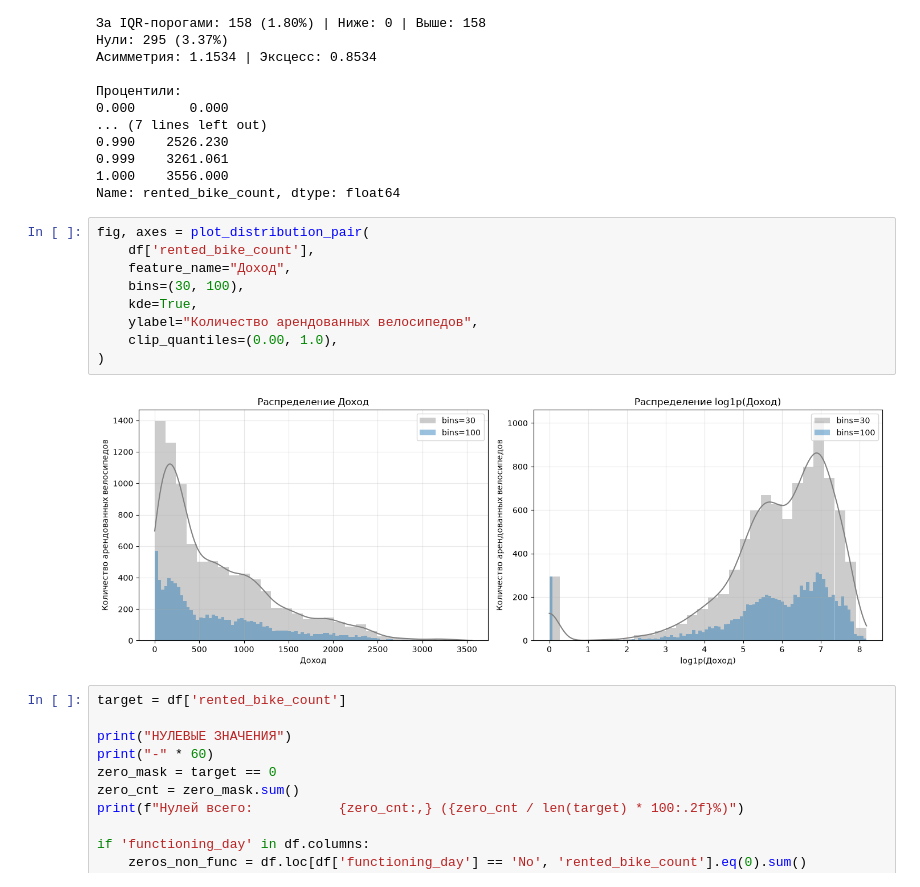
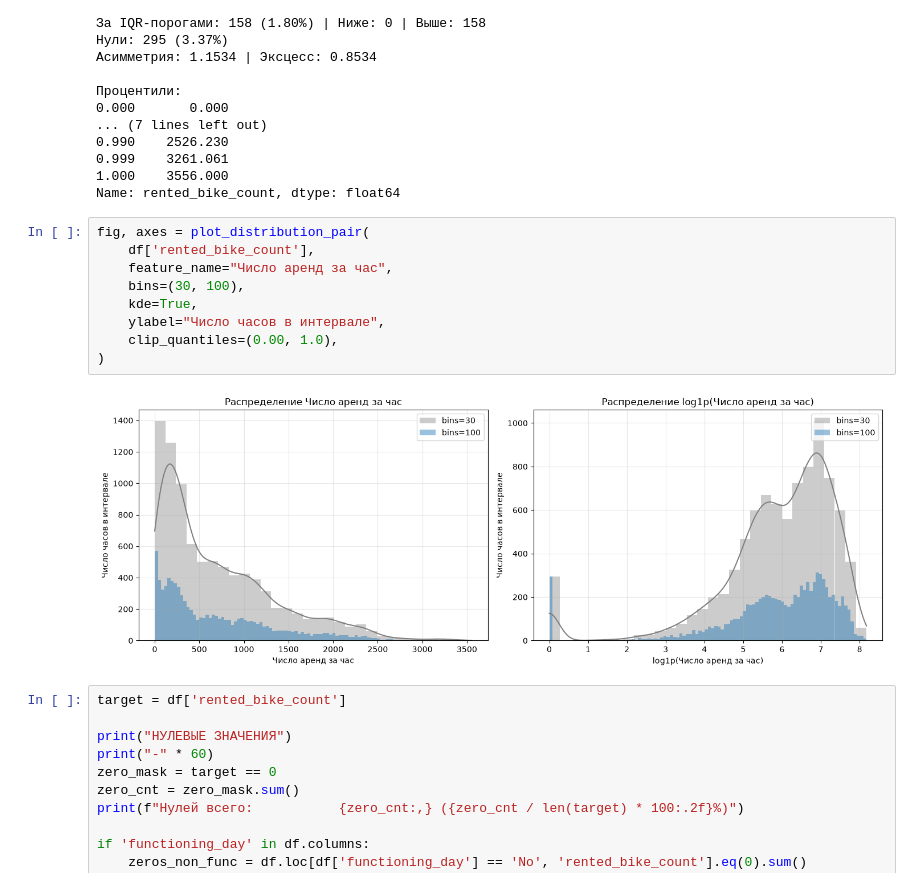
Before and after one commit to Vatman30000/Project_Practicum_team_13, a Jupyter notebook: notebooks/eda.ipynb, the cells around one changed output. Saved outputs shown, nothing was run; the diff lists cells and outputs as text.

```diff
--- a/notebooks/eda.ipynb
+++ b/notebooks/eda.ipynb
@@ -189,14 +200,14 @@ Name: rented_bike_count, dtype: float64
 # %%
 fig, axes = plot_distribution_pair(
     df['rented_bike_count'],
-    feature_name="Доход",
+    feature_name="Число аренд за час",
     bins=(30, 100),
     kde=True,
-    ylabel="Количество арендованных велосипедов",
+    ylabel="Число часов в интервале",
     clip_quantiles=(0.00, 1.0),
 )
 # %% [output]
-[figure, old version]
+[figure, new version]
 # %%
 target = df['rented_bike_count']
 
```
Also changed, not shown: parts of 53 cells of this notebook.
